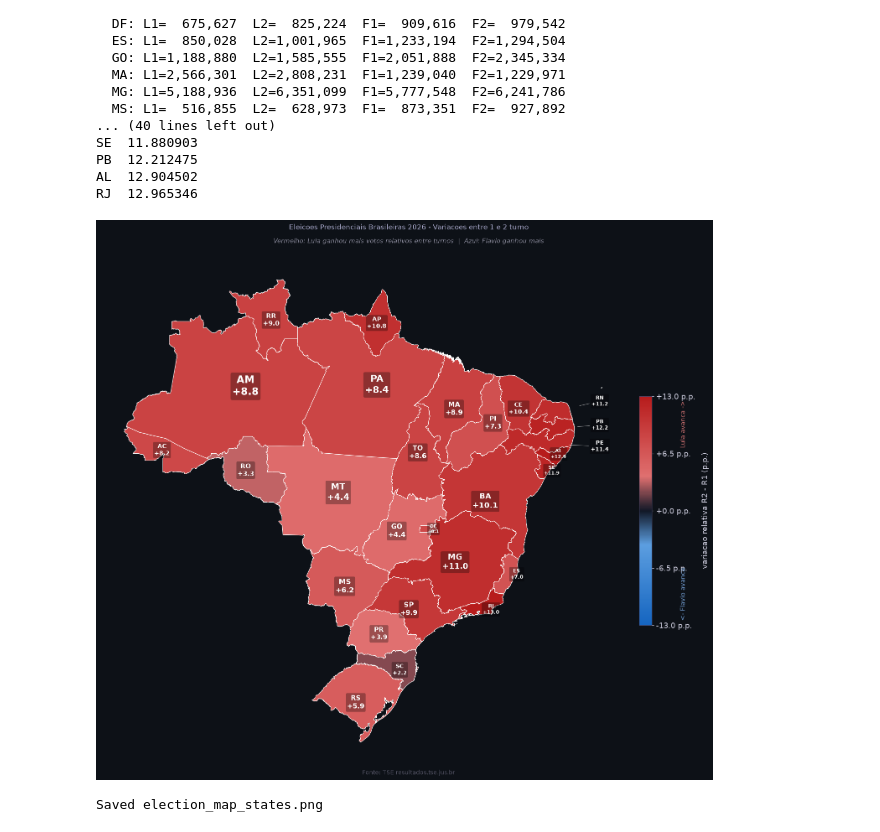
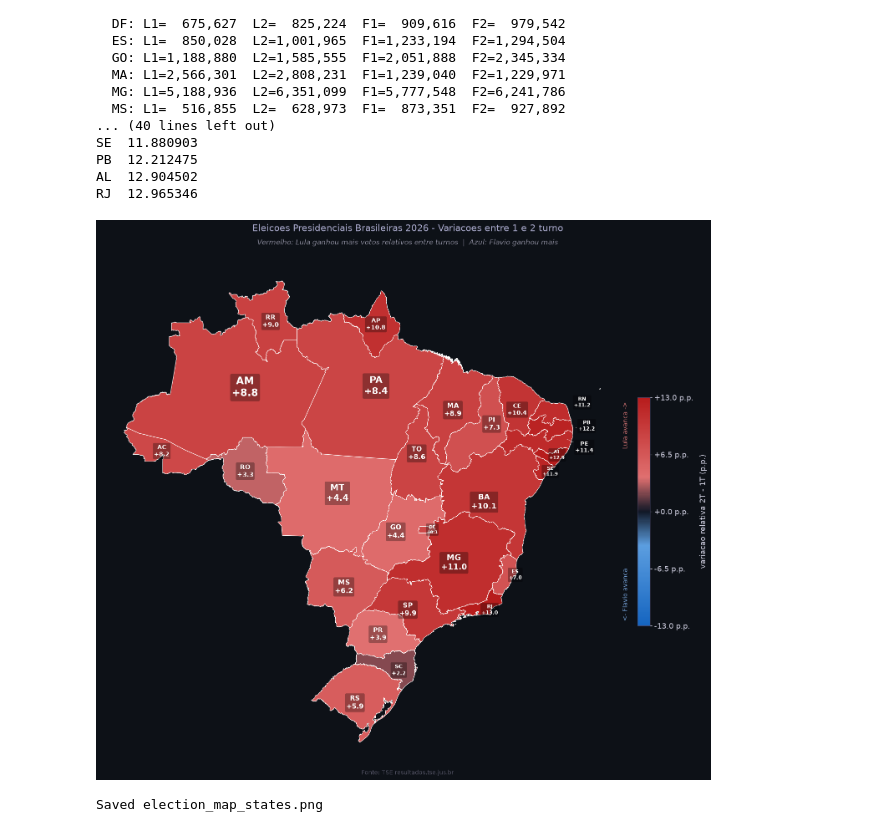
Before and after one commit to SebasEliens/br26-map, a Jupyter notebook: election_map.ipynb, the cells around one changed output. Drawn from its saved outputs; the diff is of its cells as text; code cells hidden in the pictures.

Commit message:
Update execution count in election_map notebook and modify image output for state map visualization

```diff
--- a/election_map.ipynb
+++ b/election_map.ipynb
@@ -400,9 +400,9 @@ gdf_state_map.plot(
 # States with labels placed offshore (in the Atlantic) with a thin leader line.
 # xy_offset nudges the arrow tip away from the representative point toward the coast.
 OFFSHORE = {
-    "RN": {"xytext": (-32.6, -5.0),  "xy_offset": (2.2,  0.5)},
-    "PB": {"xytext": (-32.6, -7.0),  "xy_offset": (2.1,  0.0)},
-    "PE": {"xytext": (-32.6, -8.8),  "xy_offset": (2.5, -0.3)},
+    "RN": {"xytext": (-34.0, -5.0),  "xy_offset": (2.2,  0.5)},
+    "PB": {"xytext": (-33.6, -7.0),  "xy_offset": (2.1,  0.0)},
+    "PE": {"xytext": (-33.8, -8.8),  "xy_offset": (2.5, 0.3)},
 }
 
 # Small nudges for other crowded states
@@ -441,37 +441,37 @@ for _, row in gdf_state_map.iterrows():
             xy=(pt.x + dx, pt.y + dy), ha="center", va="center",
             fontsize=fs, color="white", fontweight="bold",
             bbox=dict(boxstyle="round,pad=0.18", facecolor="black",
                       alpha=0.30, linewidth=0),
         )
 
 # Colorbar
 sm2 = plt.cm.ScalarMappable(cmap=cmap, norm=norm_s)
 sm2.set_array([])
 cbar2 = fig2.colorbar(sm2, ax=ax2, shrink=0.45, aspect=18, pad=0.02)
 cbar2.outline.set_edgecolor("#444466")
 cbar2.ax.tick_params(colors="#ccccdd", labelsize=13)
 ticks2 = np.linspace(-vmax_s, vmax_s, 5)
 cbar2.set_ticks(ticks2)
 cbar2.set_ticklabels([f"{v:+.1f} p.p." for v in ticks2])
-cbar2.set_label("variacao relativa R2 - R1 (p.p.)", color="#ccccdd", fontsize=13, labelpad=10)
-cbar2.ax.text(3.2, 0.02, "<- Flavio avanca", transform=cbar2.ax.transAxes,
+cbar2.set_label("variacao relativa 2T - 1T (p.p.)", color="#ccccdd", fontsize=13, labelpad=10)
+cbar2.ax.text(-1.2, 0.02, "<- Flavio avanca", transform=cbar2.ax.transAxes,
               va="bottom", ha="left", fontsize=11, color="#7aa8e0", rotation=90)
-cbar2.ax.text(3.2, 0.98, "Lula avanca ->",   transform=cbar2.ax.transAxes,
+cbar2.ax.text(-1.2, 0.98, "Lula avanca ->",   transform=cbar2.ax.transAxes,
               va="top",    ha="left", fontsize=11, color="#e07a7a", rotation=90)
 
 ax2.axis("off")
 plt.tight_layout(rect=[0, 0.012, 1, 0.90])
 fig2.text(0.5, 0.935, "Eleicoes Presidenciais Brasileiras 2026 - Variacoes entre 1 e 2 turno",
-          ha="center", color="#aaaacc", fontsize=12)
+          ha="center", color="#aaaacc", fontsize=16)
 fig2.text(0.5, 0.912,
           "Vermelho: Lula ganhou mais votos relativos entre turnos  |  Azul: Flavio ganhou mais",
-          ha="center", color="#888899", fontsize=11, style="italic")
+          ha="center", color="#888899", fontsize=12, style="italic")
 fig2.text(0.5, 0.007, "Fonte: TSE resultados.tse.jus.br",
           ha="center", color="#555566", fontsize=10)
 
 plt.savefig("election_map_states.png", dpi=200, bbox_inches="tight", facecolor=BG)
 plt.show()
 print("Saved election_map_states.png")
 # %% [output]
-[figure, old version]
+[figure, new version]
 Saved election_map_states.png
```
